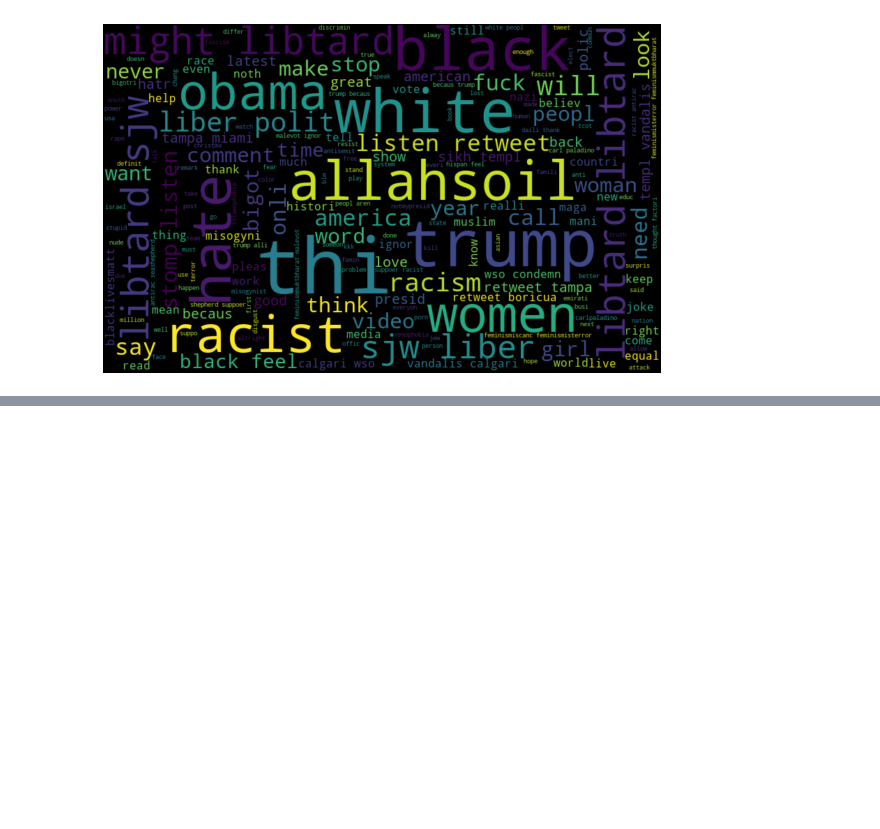
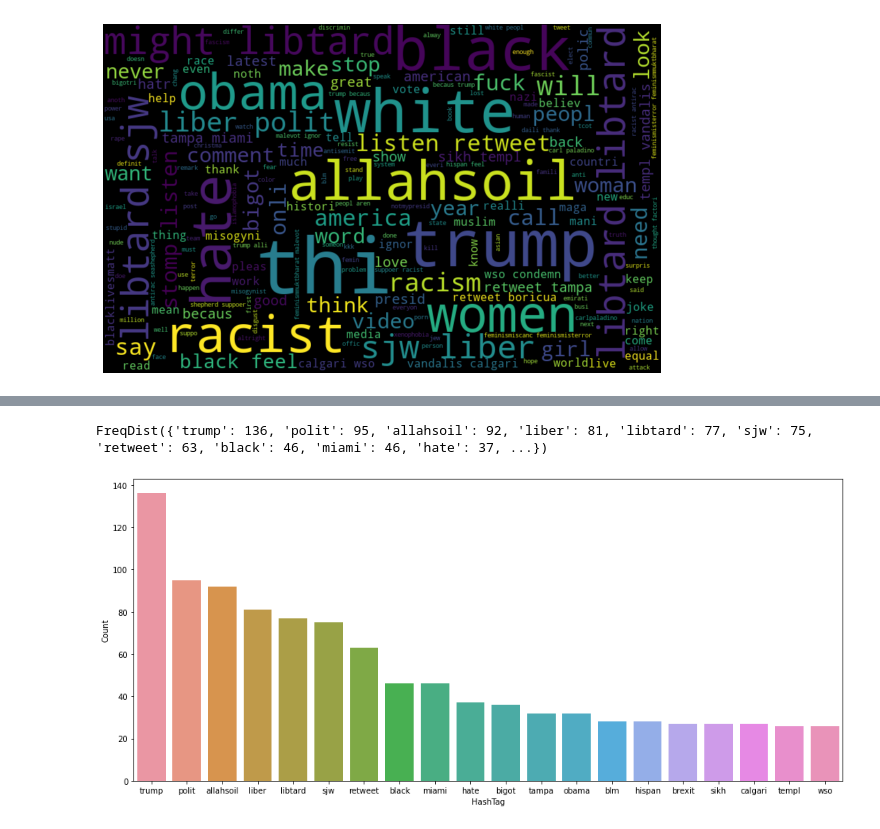
Before and after one commit to sambasivaraokambala/twitter_analysis, a Jupyter notebook: Twitter analysis.ipynb, the cells around one changed output, grey strips where cells are left out. Drawn from its saved outputs; the diff is of its cells as text; code cells hidden in the pictures; blank space fills up the shorter version.

```diff
--- a/Twitter analysis.ipynb
+++ b/Twitter analysis.ipynb
@@ -196,0 +228,4 @@ plt.show()
+# %%
+# Extracting hashtags with racist and sexist
+ht_negative = hashtag_extract(combi['tidy_tweet'][combi['label'] == 1])
+ht_negative
@@ -196,0 +307,16 @@ plt.show()
+# %%
+# Let us plot top 10 racist and sexist hashtags
+b = nltk.FreqDist(ht_negative)
+b
+# %% [output]
+FreqDist({'trump': 136, 'polit': 95, 'allahsoil': 92, 'liber': 81, 'libtard': 77, 'sjw': 75, 'retweet': 63, 'black': 46, 'miami': 46, 'hate': 37, ...})
+# %%
+e = pd.DataFrame({'HashTag':list(b.keys()),'Count':list(b.values())})
+e = e.nlargest(columns = "Count",n = 20)
+# %%
+plt.figure(figsize=(16,7))
+ax = sns.barplot(data = e,x = "HashTag",y = "Count")
+ax.set(ylabel = "Count")
+plt.show()
+# %% [output]
+[figure, added]
```
Also changed, not shown: parts of 9 cells of this notebook.
